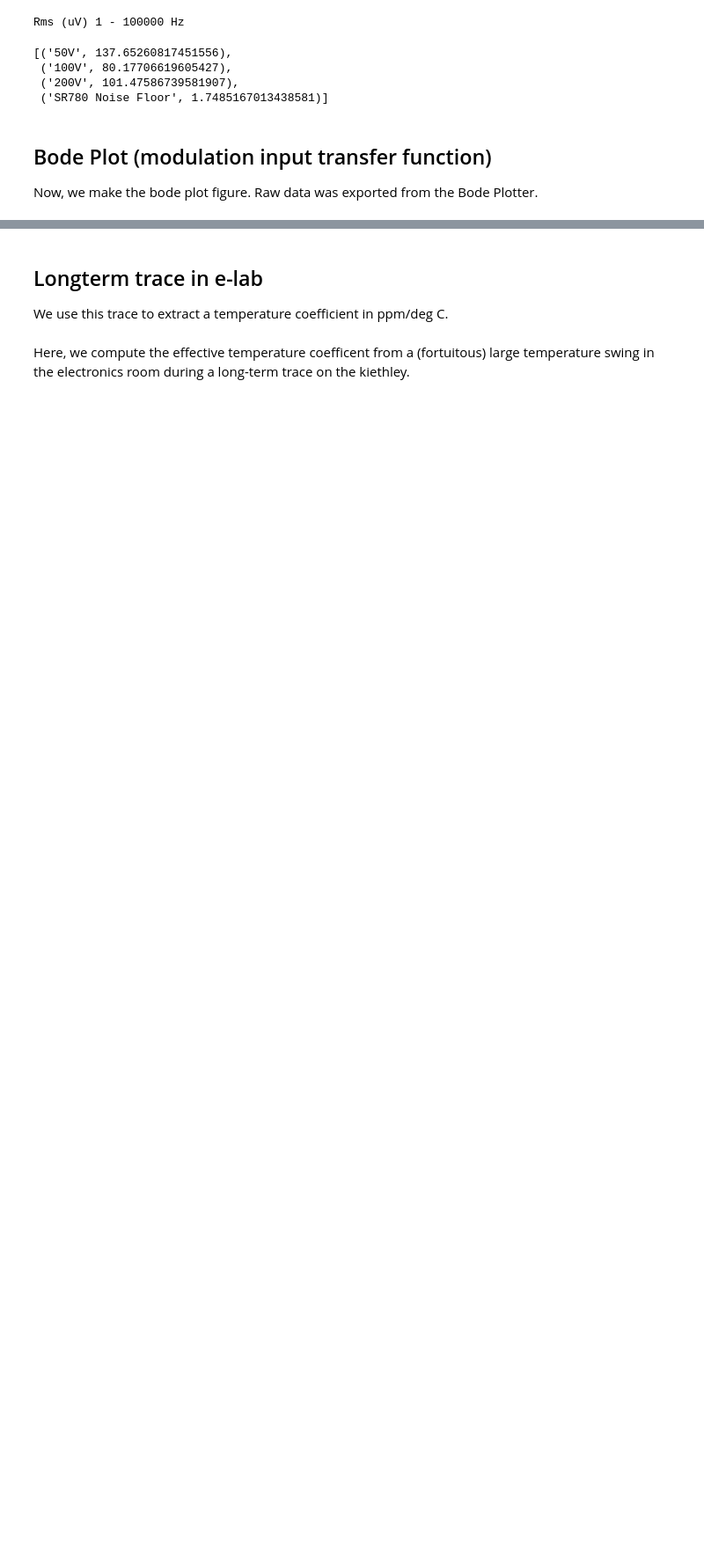
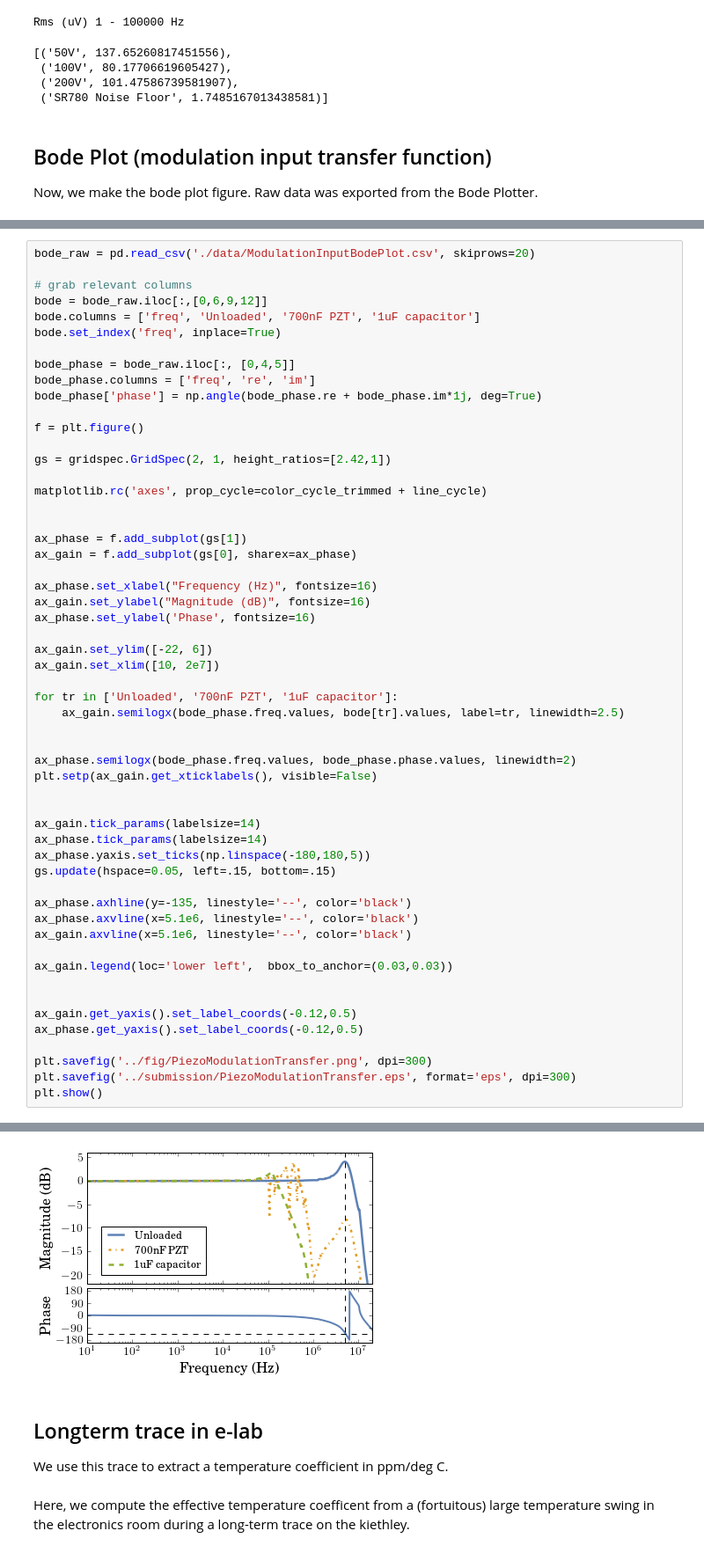
Before and after one commit to npisenti/piezo, a Jupyter notebook: calc/NoiseAnalysisFinal.ipynb, the cells around one changed output, grey strips where cells are left out. Shown at 88% size. Drawn from its saved outputs; the diff is of its cells as text; blank space fills up the shorter version.

```diff
--- a/calc/NoiseAnalysisFinal.ipynb
+++ b/calc/NoiseAnalysisFinal.ipynb
@@ -163,0 +135,56 @@ plt.show()
+# %%
+bode_raw = pd.read_csv('./data/ModulationInputBodePlot.csv', skiprows=20)
+
+# grab relevant columns
+bode = bode_raw.iloc[:,[0,6,9,12]]
+bode.columns = ['freq', 'Unloaded', '700nF PZT', '1uF capacitor']
+bode.set_index('freq', inplace=True)
+
+bode_phase = bode_raw.iloc[:, [0,4,5]]
+bode_phase.columns = ['freq', 're', 'im']
+bode_phase['phase'] = np.angle(bode_phase.re + bode_phase.im*1j, deg=True)
+
+f = plt.figure()
+
+gs = gridspec.GridSpec(2, 1, height_ratios=[2.42,1])
+
+matplotlib.rc('axes', prop_cycle=color_cycle_trimmed + line_cycle)
+
+
+ax_phase = f.add_subplot(gs[1])
+ax_gain = f.add_subplot(gs[0], sharex=ax_phase)
+
+ax_phase.set_xlabel("Frequency (Hz)", fontsize=16)
+ax_gain.set_ylabel("Magnitude (dB)", fontsize=16)
+ax_phase.set_ylabel('Phase', fontsize=16)
+
+ax_gain.set_ylim([-22, 6])
+ax_gain.set_xlim([10, 2e7])
+
+for tr in ['Unloaded', '700nF PZT', '1uF capacitor']:
+    ax_gain.semilogx(bode_phase.freq.values, bode[tr].values, label=tr, linewidth=2.5)
+
+
+ax_phase.semilogx(bode_phase.freq.values, bode_phase.phase.values, linewidth=2)
+plt.setp(ax_gain.get_xticklabels(), visible=False)
+
+
+ax_gain.tick_params(labelsize=14)
+ax_phase.tick_params(labelsize=14)
+ax_phase.yaxis.set_ticks(np.linspace(-180,180,5))
+gs.update(hspace=0.05, left=.15, bottom=.15)
+
+ax_phase.axhline(y=-135, linestyle='--', color='black')
+ax_phase.axvline(x=5.1e6, linestyle='--', color='black')
+ax_gain.axvline(x=5.1e6, linestyle='--', color='black')
+
+ax_gain.legend(loc='lower left',  bbox_to_anchor=(0.03,0.03))
+
+
+ax_gain.get_yaxis().set_label_coords(-0.12,0.5)
+ax_phase.get_yaxis().set_label_coords(-0.12,0.5)
+
+plt.savefig('../fig/PiezoModulationTransfer.png', dpi=300)
+plt.savefig('../submission/PiezoModulationTransfer.eps', format='eps', dpi=300)
+plt.show()
+# %% [output]
@@ -164,3 +195,4 @@ plt.show()
+[figure, added]
 # %% [markdown]
 ## Longterm trace in e-lab
 
```
Also changed, not shown: parts of 7 cells of this notebook, 4 other files.
